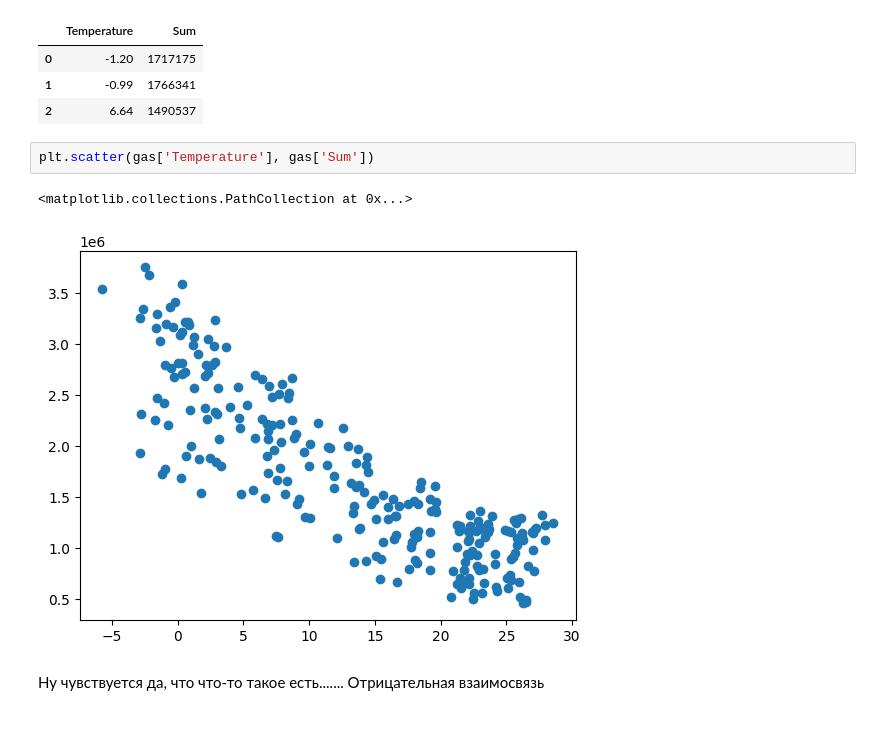
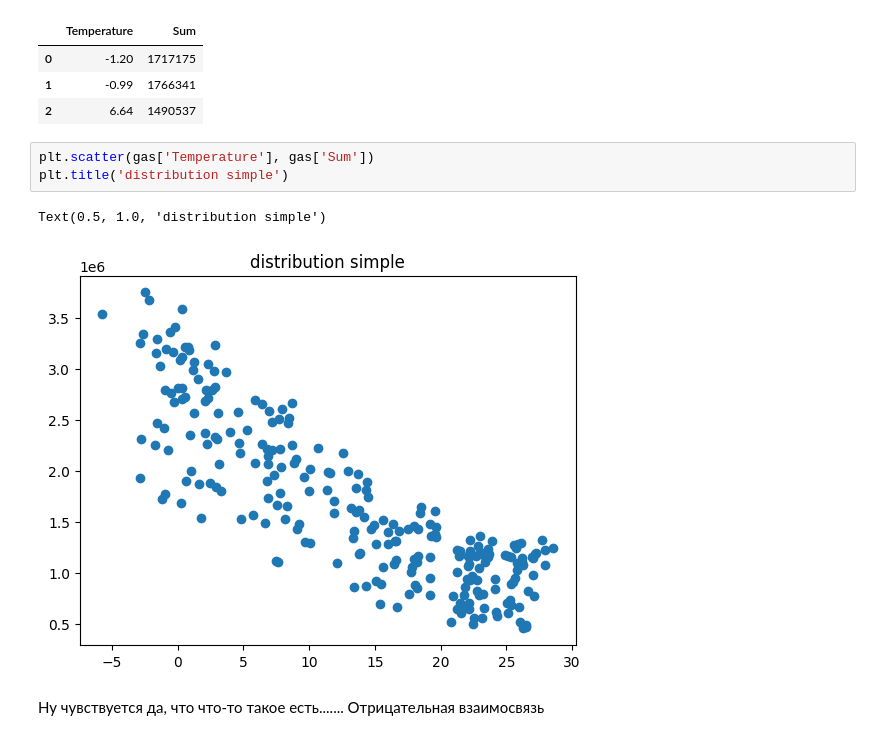
Before and after one commit to MashaCh13/ds_public, a Jupyter notebook: dz_correlation_and_regression.ipynb, the cells around one changed output. Cells and saved outputs as stored; diff of their text form.

```diff
--- a/dz_correlation_and_regression.ipynb
+++ b/dz_correlation_and_regression.ipynb
@@ -122,9 +122,10 @@ gas.head(3)
 | 2 | 6.64 | 1490537 |
 # %%
 plt.scatter(gas['Temperature'], gas['Sum'])
+plt.title('distribution simple')
 # %% [output]
-<matplotlib.collections.PathCollection at 0x...>
+Text(0.5, 1.0, 'distribution simple')
-[figure, old version]
+[figure, new version]
 # %% [markdown]
 Ну чувствуется да, что что-то такое есть....... Отрицательная взаимосвязь
 # %%
```
